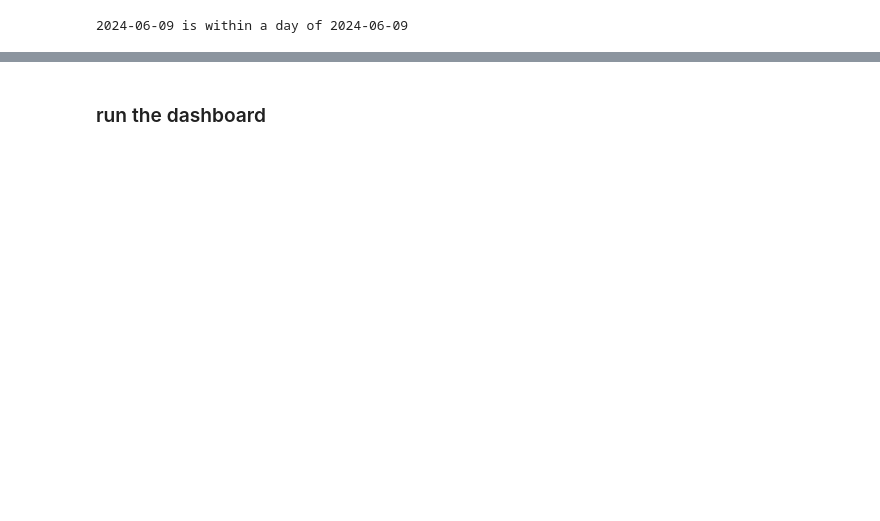
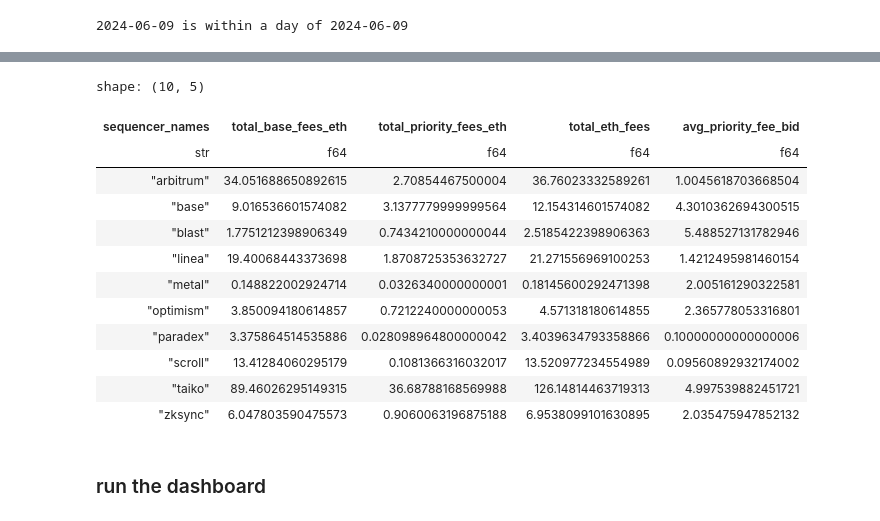
Before and after one commit to Evan-Kim2028/eip4844_blob_data, a Jupyter notebook: panel/dashboard.ipynb, the cells around one changed output, grey strips where cells are left out. Drawn from its saved outputs; the diff is of its cells as text; code cells hidden in the pictures; blank space fills up the shorter version.

Commit message:
feat: refactor dataframe backend pipelines

```diff
--- a/panel/dashboard.ipynb
+++ b/panel/dashboard.ipynb
@@ -341,19 +256,23 @@ def start_interactive_panel(filtered_data_dict, sequencer_names_list):
 # %%
+# # retrieve data from database and store in memory
 cached_data = get_data()
 
 # prepare dataframes
 slot_inclusion_df = create_slot_inclusion_df(
-    cached_data)
-
-slot_inclusion_joined: pl.DataFrame = slot_inclusion_df.join(
+    cached_data).join(
     pl.from_dict(sequencers_l2),
     left_on="from",
     right_on="sequencer_addresses",
     how="left",
     coalesce=True
-)
+).select('slot', 'slot_time', 'hash', 'fill_percentage', 'submission_count', 'slot_inclusion_rate', 'sequencer_names', 'meta_network_name')
 
 slot_gas_bidding_df = create_slot_gas_bidding_df(
-    cached_data)
+    cached_data).select('block_number', 'hash', 'base_tx_fee_eth', 'priority_tx_fee_eth', "base_fee_per_gas",
+                        "priority_fee_gas", 'total_tx_fee_eth', 'priority_fee_bid_percent_premium')
+
+slot_inclusion_joined_df = slot_inclusion_df.join(
+    slot_gas_bidding_df, on="hash", how="left", coalesce=True
+)
 # %% [output]
 2024-06-09 is within a day of 2024-06-09
@@ -377,3 +290,24 @@ shape: (54_745, 12)
+# %%
+slot_inclusion_joined_df.group_by('sequencer_names').agg(
+    pl.col('base_tx_fee_eth').sum().alias('total_base_fees_eth'),
+    pl.col('priority_tx_fee_eth').sum().alias('total_priority_fees_eth'),
+    pl.col('total_tx_fee_eth').sum().alias('total_eth_fees'),
+    pl.col('priority_fee_gas').mean().alias('avg_priority_fee_bid'),
+).sort(by='sequencer_names')
+# %% [output]
+shape: (10, 5)
+| sequencer_names | total_base_fees_eth | total_priority_fees_eth | total_eth_fees | avg_priority_fee_bid |
+| str | f64 | f64 | f64 | f64 |
+| "arbitrum" | 34.051688650892615 | 2.70854467500004 | 36.76023332589261 | 1.0045618703668504 |
+| "base" | 9.016536601574082 | 3.1377779999999564 | 12.154314601574082 | 4.3010362694300515 |
+| "blast" | 1.7751212398906349 | 0.7434210000000044 | 2.5185422398906363 | 5.488527131782946 |
+| "linea" | 19.40068443373698 | 1.8708725353632727 | 21.271556969100253 | 1.4212495981460154 |
+| "metal" | 0.148822002924714 | 0.0326340000000001 | 0.18145600292471398 | 2.005161290322581 |
+| "optimism" | 3.850094180614857 | 0.7212240000000053 | 4.571318180614855 | 2.365778053316801 |
+| "paradex" | 3.375864514535886 | 0.028098964800000042 | 3.4039634793358866 | 0.10000000000000006 |
+| "scroll" | 13.41284060295179 | 0.1081366316032017 | 13.520977234554989 | 0.09560892932174002 |
+| "taiko" | 89.46026295149315 | 36.68788168569988 | 126.14814463719313 | 4.997539882451721 |
+| "zksync" | 6.047803590475573 | 0.9060063196875188 | 6.9538099101630895 | 2.035475947852132 |
 # %% [markdown]
 ### run the dashboard
 # %%
```
Also changed, not shown: parts of 8 cells of this notebook, 2 other files.
